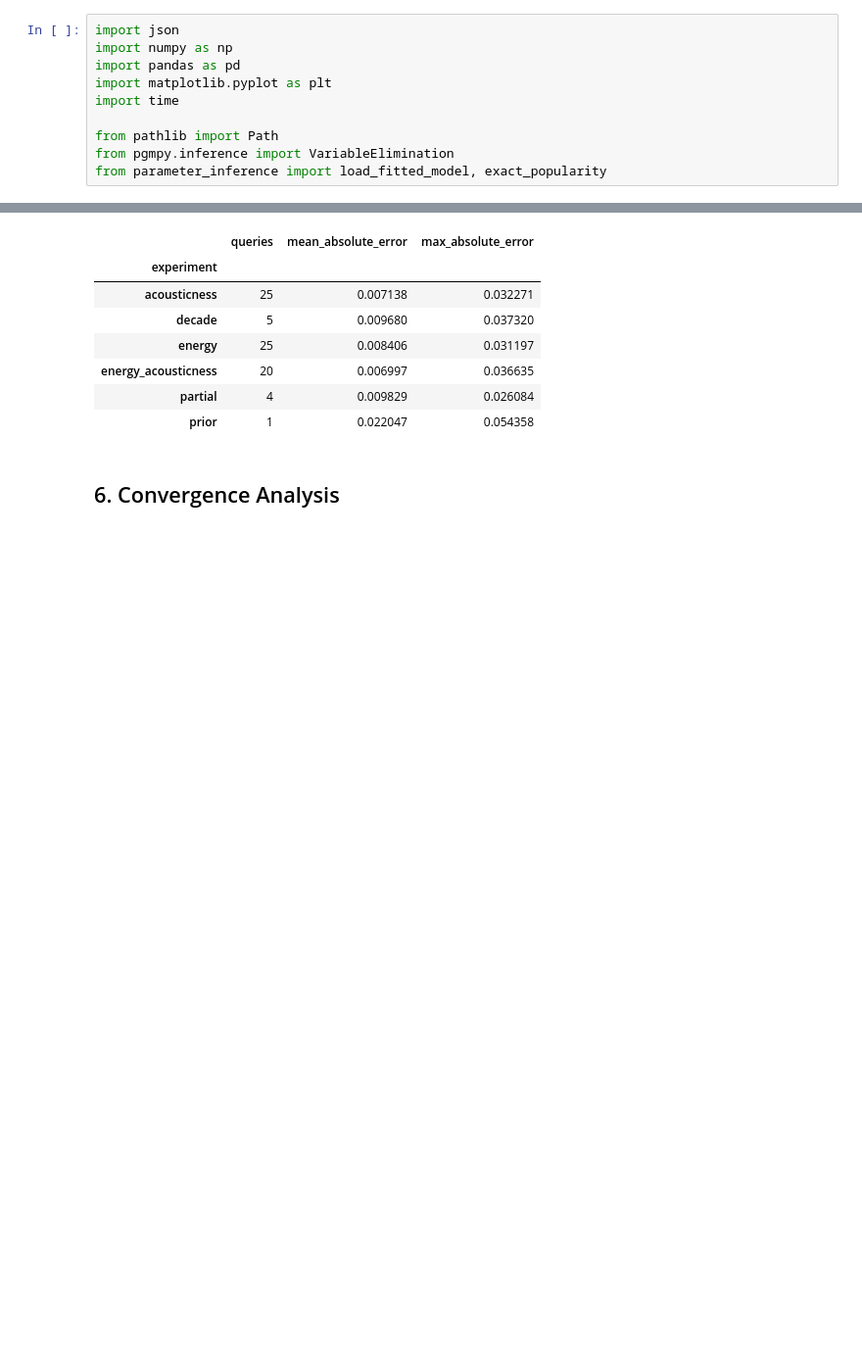
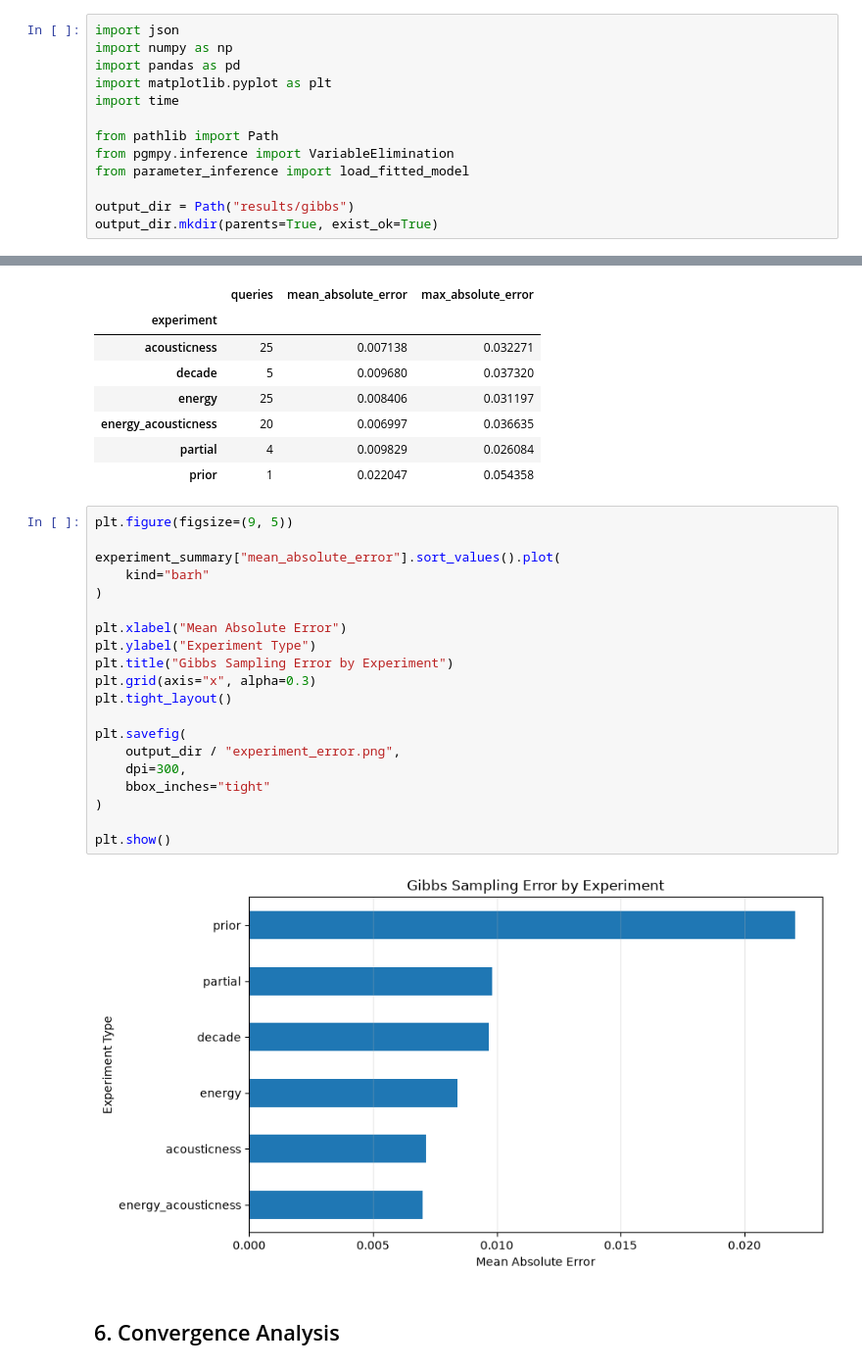
Before and after one commit to ijding/CSE150A_250A_FA_26_Project, a Jupyter notebook: approximate_inference.ipynb, the cells around one changed output, grey strips where cells are left out. Shown at 98% size. Saved outputs shown, nothing was run; the diff lists cells and outputs as text; blank space fills up the shorter version.

Commit message:
Finished Implementation of Approx/Inference

```diff
--- a/approximate_inference.ipynb
+++ b/approximate_inference.ipynb
@@ -11,7 +11,10 @@ import time
 
 from pathlib import Path
 from pgmpy.inference import VariableElimination
-from parameter_inference import load_fitted_model, exact_popularity
+from parameter_inference import load_fitted_model
+
+output_dir = Path("results/gibbs")
+output_dir.mkdir(parents=True, exist_ok=True)
 # %%
 SEED = 150
 
@@ -441,6 +444,28 @@ experiment_summary
 | energy_acousticness | 20 | 0.006997 | 0.036635 |
 | partial | 4 | 0.009829 | 0.026084 |
 | prior | 1 | 0.022047 | 0.054358 |
+# %%
+plt.figure(figsize=(9, 5))
+
+experiment_summary["mean_absolute_error"].sort_values().plot(
+    kind="barh"
+)
+
+plt.xlabel("Mean Absolute Error")
+plt.ylabel("Experiment Type")
+plt.title("Gibbs Sampling Error by Experiment")
+plt.grid(axis="x", alpha=0.3)
+plt.tight_layout()
+
+plt.savefig(
+    output_dir / "experiment_error.png",
+    dpi=300,
+    bbox_inches="tight"
+)
+
+plt.show()
+# %% [output]
+[figure, added]
 # %% [markdown]
 ## 6. Convergence Analysis
 # %%
```
Also changed, not shown: parts of 15 cells of this notebook, 9 other files.
